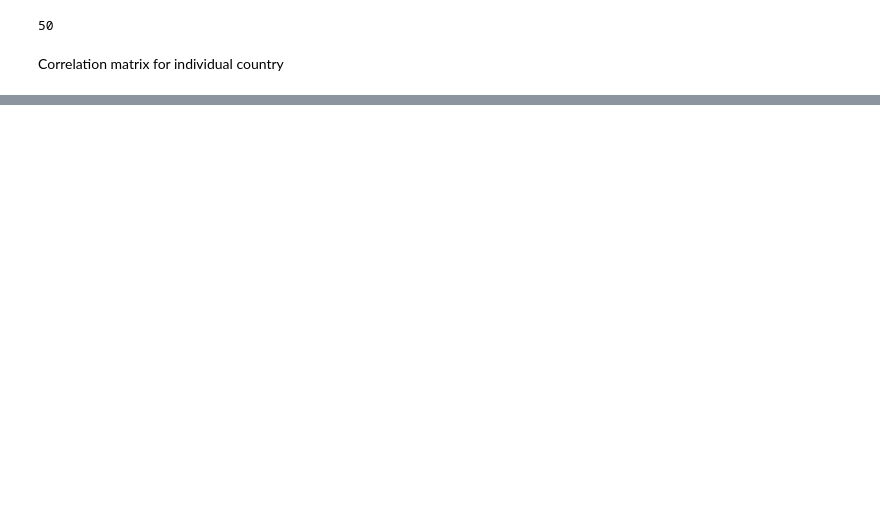
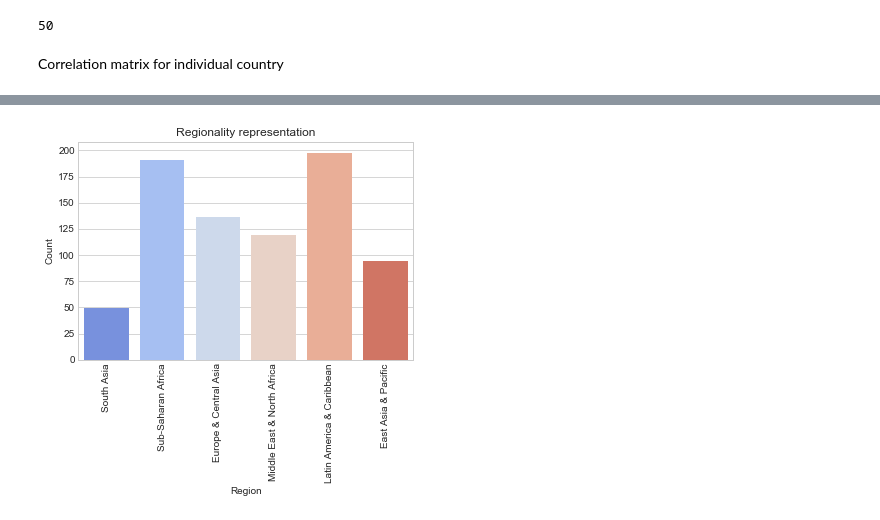
Before and after one commit to Amatullah/CSCI5502-DataMining_Project, a Jupyter notebook: Correlation GPI_Compute.ipynb, the cells around one changed output, grey strips where cells are left out. Drawn from its saved outputs; the diff is of its cells as text; code cells hidden in the pictures; blank space fills up the shorter version.

```diff
--- a/Correlation GPI_Compute.ipynb
+++ b/Correlation GPI_Compute.ipynb
@@ -326,0 +293,6 @@ pd.crosstab(merged_df['Region'],merged_df['Year']).plot.bar()
+# %%
+edm = pd.read_excel('Dataset/employment/literacy_services_female.xlsx')
+edm1 = pd.read_excel('Dataset/employment/literacy_services_male.xlsx')
+
+print(edm.head())
+print(edm1.head())
@@ -326,0 +312,12 @@ pd.crosstab(merged_df['Region'],merged_df['Year']).plot.bar()
+# %%
+edm.rename(index=str, columns={'Employ_Agriculture':'Employment_agri','Country':'Country_name'},
+                               inplace=True)
+
+edm = pd.merge(edm, region_df, on='Country_name').loc[:,:'Region']
+# %%
+counts = sns.countplot(x='Region', data=edm, palette='coolwarm')
+counts.set(xlabel='Region', ylabel='Count', title='Regionality representation')
+plt.xticks(rotation=90)
+plt.show()
+# %% [output]
+[figure, added]
```
Also changed, not shown: parts of 17 cells of this notebook, 8 other files.
